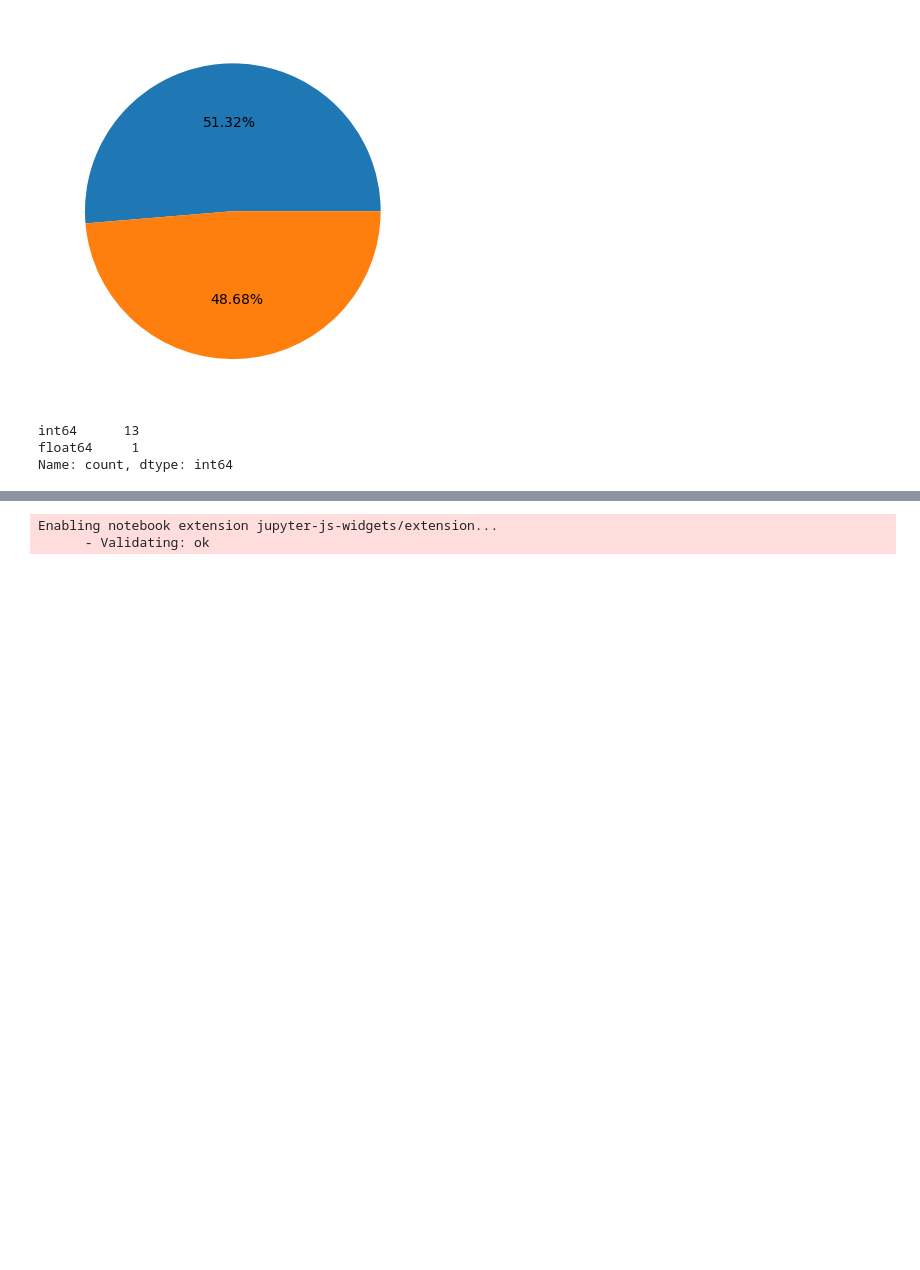
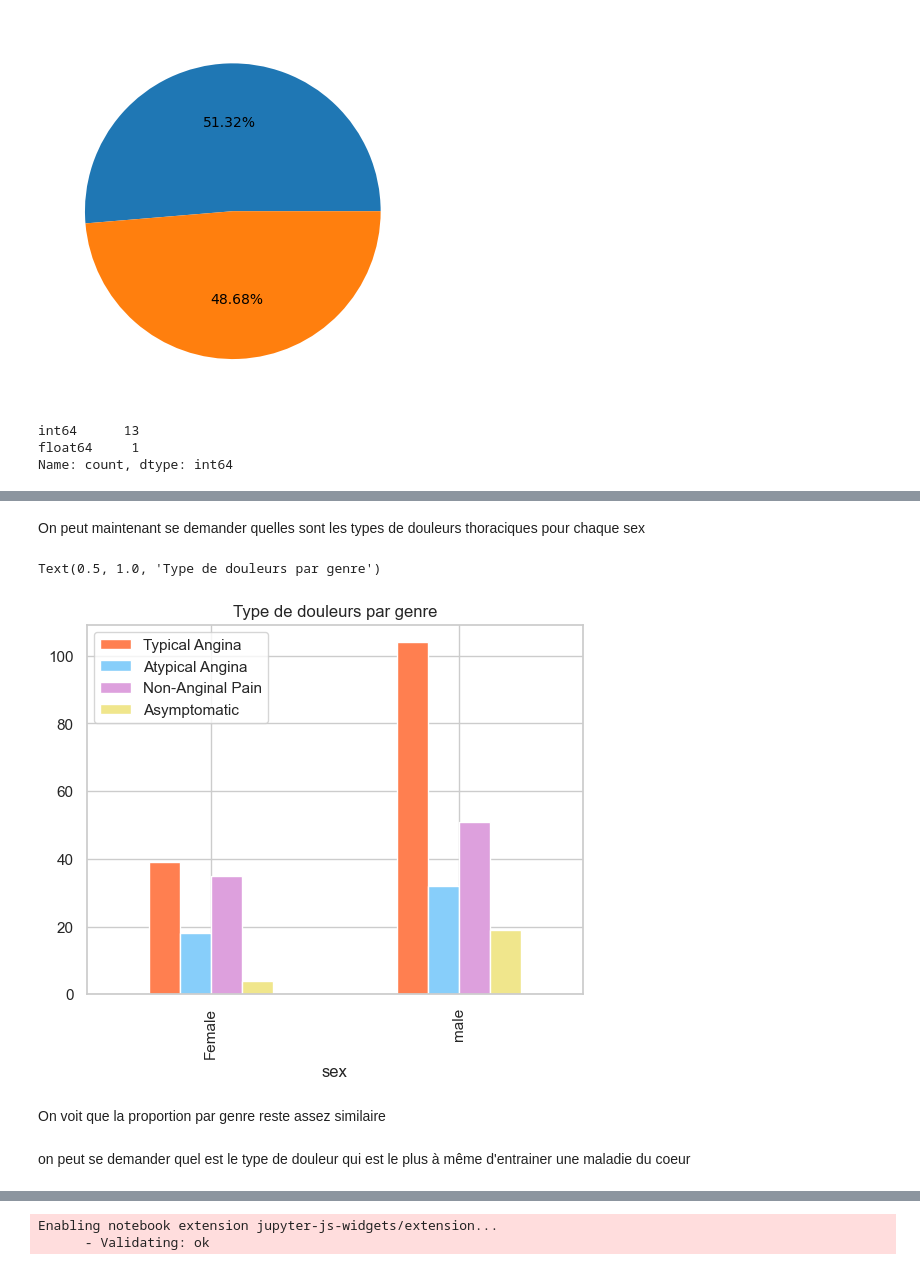
Before and after one commit to benjicanal/Heart-Deseases, a Jupyter notebook: HeartDesease.ipynb, the cells around one changed output, grey strips where cells are left out. Cells and saved outputs as stored; diff of their text form; code cells hidden in the pictures; blank space fills up the shorter version.

```diff
--- a/HeartDesease.ipynb
+++ b/HeartDesease.ipynb
@@ -77,0 +88,14 @@ df_heart.describe() #Pour voir les statistiques descriptives de base
+# %% [markdown]
+On peut maintenant se demander quelles sont les types de douleurs thoraciques pour chaque sex
+# %%
+fig = pd.crosstab(df_heart.sex, df_heart.cp).plot(kind = 'bar', color =['coral', 'lightskyblue', 'plum', 'khaki'])
+fig.set_xticklabels(labels = ['Female', 'male'])
+plt.legend(['Typical Angina', 'Atypical Angina','Non-Anginal Pain','Asymptomatic'])
+plt.title('Type de douleurs par genre')
+# %% [output]
+Text(0.5, 1.0, 'Type de douleurs par genre')
+[figure, added]
+# %% [markdown]
+On voit que la proportion par genre reste assez similaire
+# %% [markdown]
+on peut se demander quel est le type de douleur qui est le plus à même d'entrainer une maladie du coeur
```
Also changed, not shown: parts of 9 cells of this notebook.
